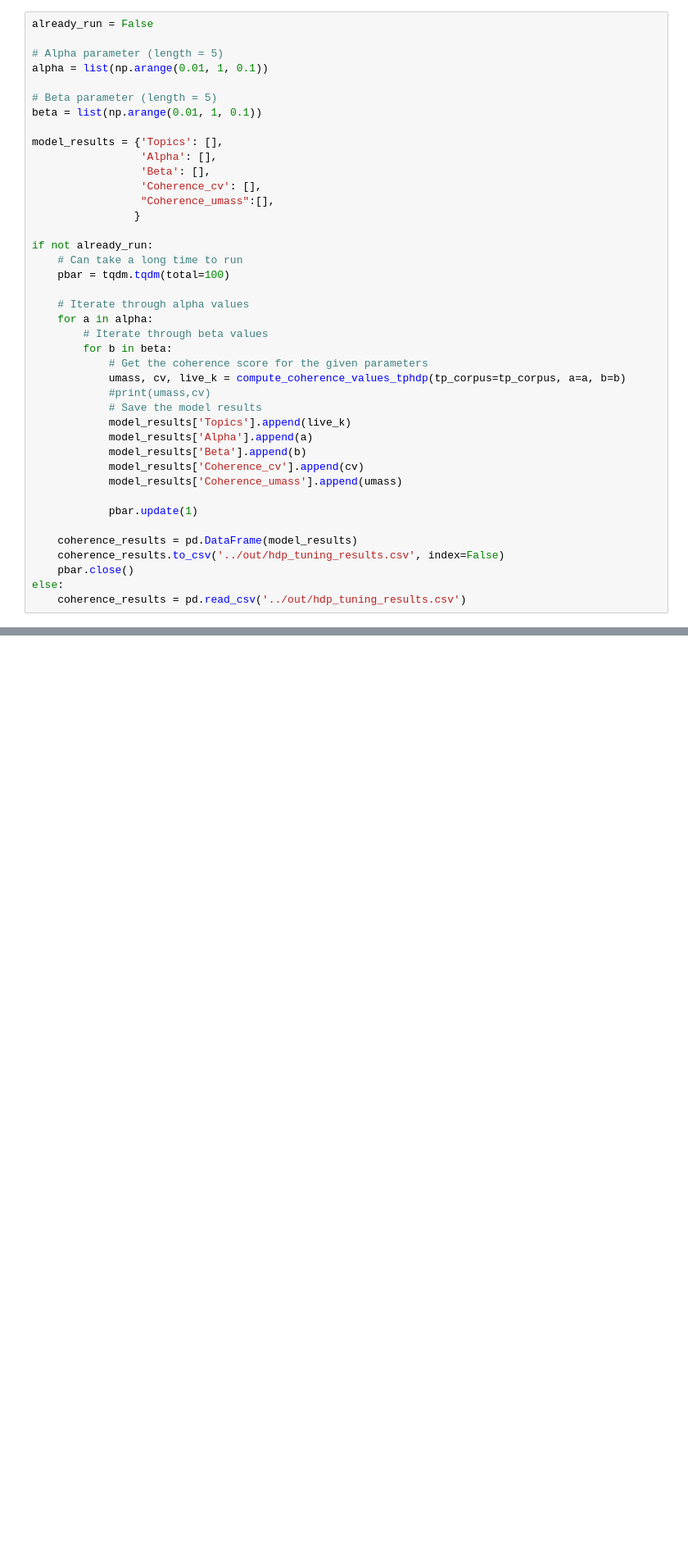
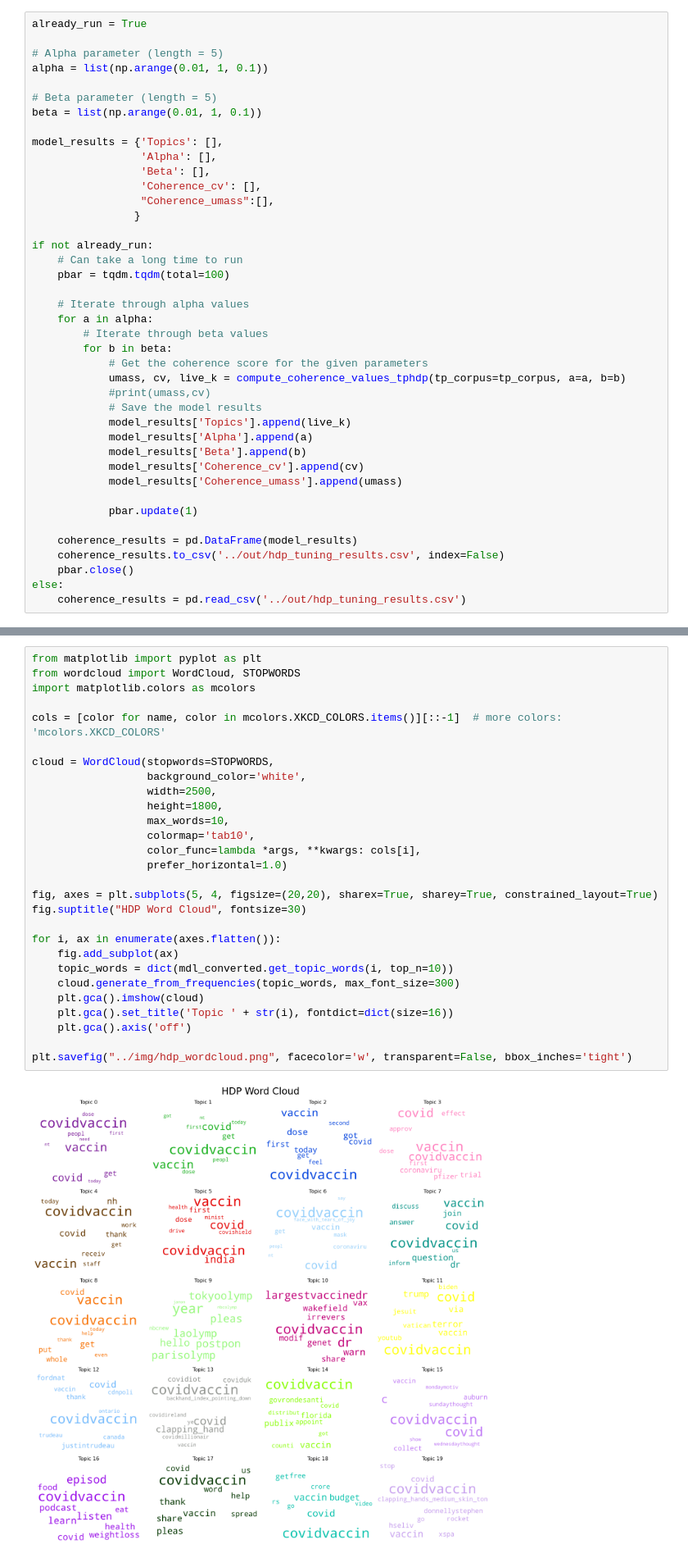
Before and after one commit to achen353/COVID-Vaccine-Tweet, a Jupyter notebook: src/Unsupervised Learning-tomotopy-hdp.ipynb, the cells around one changed output, grey strips where cells are left out. Shown at 82% size. Cells and saved outputs as stored; diff of their text form; blank space fills up the shorter version.

Commit message:
add word clouds for both LDA and HDP

```diff
--- a/src/Unsupervised Learning-tomotopy-hdp.ipynb
+++ b/src/Unsupervised Learning-tomotopy-hdp.ipynb
@@ -97,7 +97,7 @@ def compute_coherence_values_tphdp(tp_corpus, a, b):
     co_cv = tp.coherence.Coherence(hdp_model,coherence="c_v")
     return co_mass.get_score(), co_cv.get_score(), hdp_model.live_k
 # %%
-already_run = False
+already_run = True
 
 # Alpha parameter (length = 5)
 alpha = list(np.arange(0.01, 1, 0.1))
@@ -260,0 +267,30 @@ topic_words.to_csv('../out/hdp_topic_words.csv', index=True)
+# %%
+from matplotlib import pyplot as plt
+from wordcloud import WordCloud, STOPWORDS
+import matplotlib.colors as mcolors
+
+cols = [color for name, color in mcolors.XKCD_COLORS.items()][::-1]  # more colors: 'mcolors.XKCD_COLORS'
+
+cloud = WordCloud(stopwords=STOPWORDS,
+                  background_color='white',
+                  width=2500,
+                  height=1800,
+                  max_words=10,
+                  colormap='tab10',
+                  color_func=lambda *args, **kwargs: cols[i],
+                  prefer_horizontal=1.0)
+
+fig, axes = plt.subplots(5, 4, figsize=(20,20), sharex=True, sharey=True, constrained_layout=True)
+fig.suptitle("HDP Word Cloud", fontsize=30)
+
+for i, ax in enumerate(axes.flatten()):
+    fig.add_subplot(ax)
+    topic_words = dict(mdl_converted.get_topic_words(i, top_n=10))
+    cloud.generate_from_frequencies(topic_words, max_font_size=300)
+    plt.gca().imshow(cloud)
+    plt.gca().set_title('Topic ' + str(i), fontdict=dict(size=16))
+    plt.gca().axis('off')
+
+plt.savefig("../img/hdp_wordcloud.png", facecolor='w', transparent=False, bbox_inches='tight')
+# %% [output]
+[figure, added]
```
Also changed, not shown: parts of 2 cells of this notebook, 9 other files.
